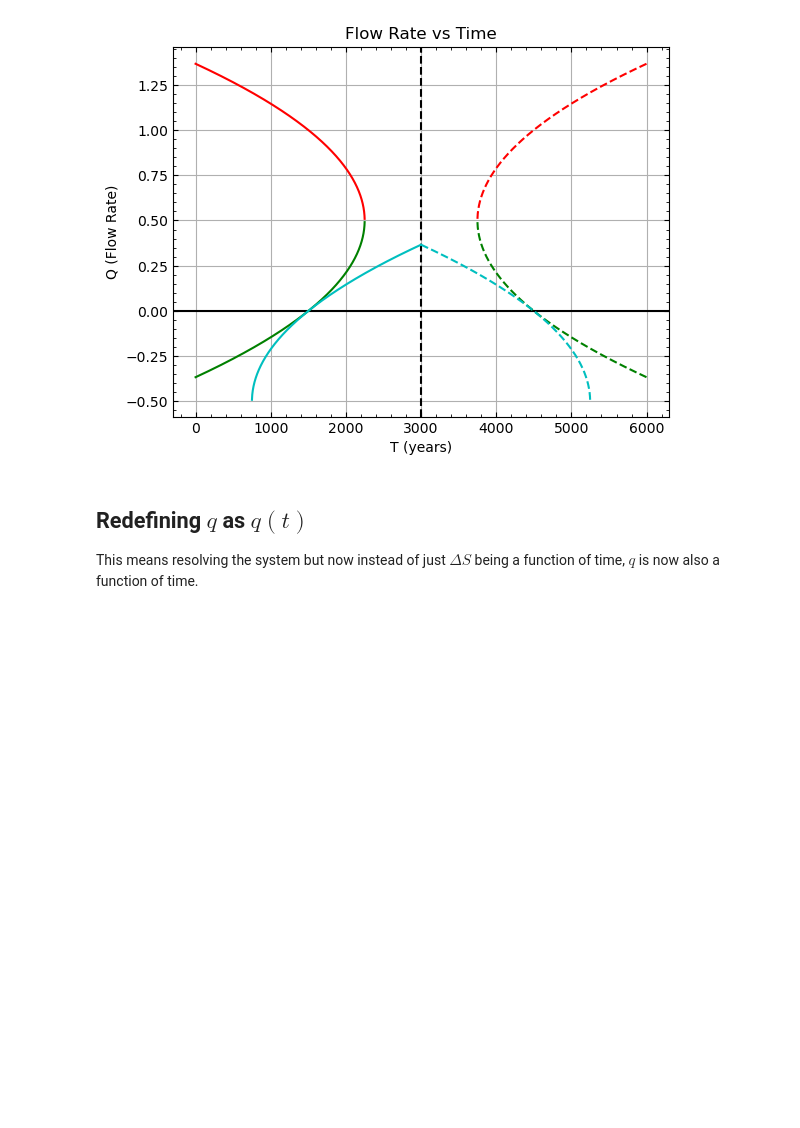
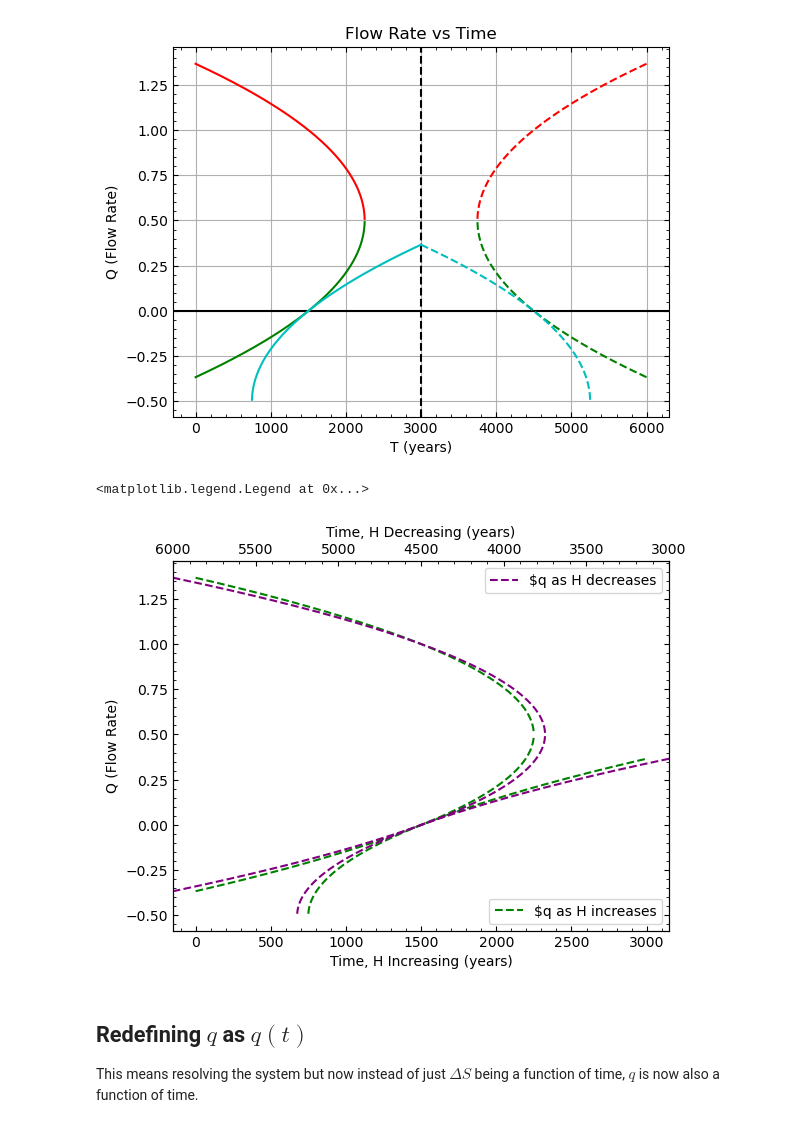
Before and after one commit to nsfuss/AMOC-Senior-Project, a Jupyter notebook: QvsT Modeling.ipynb, the cells around one changed output. Cells and saved outputs as stored; diff of their text form; code cells hidden in the pictures; blank space fills up the shorter version.

```diff
--- a/QvsT Modeling.ipynb
+++ b/QvsT Modeling.ipynb
@@ -53,6 +53,26 @@ plt.grid()
 #plt.legend()
 # %% [output]
 [figure]
+# %%
+fig, ax1 = plt.subplots()
+
+ax1.set_xlabel('Time, H Increasing (years)')
+ax1.set_ylabel('Q (Flow Rate)')
+ax1.plot(times[0], q0[0], color='g',ls='--',label=r'$q as H increases')
+ax1.plot(times[2], q1[0], color='g',ls='--')
+ax1.plot(times[4], q2[0], color='g',ls='--')
+ax1.legend(loc='lower right')
+ax2 = ax1.twiny()
+
+ax2.set_xlabel('Time, H Decreasing (years)')
+ax2.set_xlim((6000,3000))
+ax2.plot(times[1], q0[1], color='purple',ls='--',label=r'$q as H decreases')
+ax2.plot(times[3], q1[1], color='purple',ls='--')
+ax2.plot(times[5], q2[1] , color='purple',ls='--')
+ax2.legend(loc='upper right')
+# %% [output]
+<matplotlib.legend.Legend at 0x...>
+[figure, added]
 # %% [markdown]
 
 ## Redefining $q$ as $q(t)$
```
Also changed, not shown: parts of 3 cells of this notebook.
